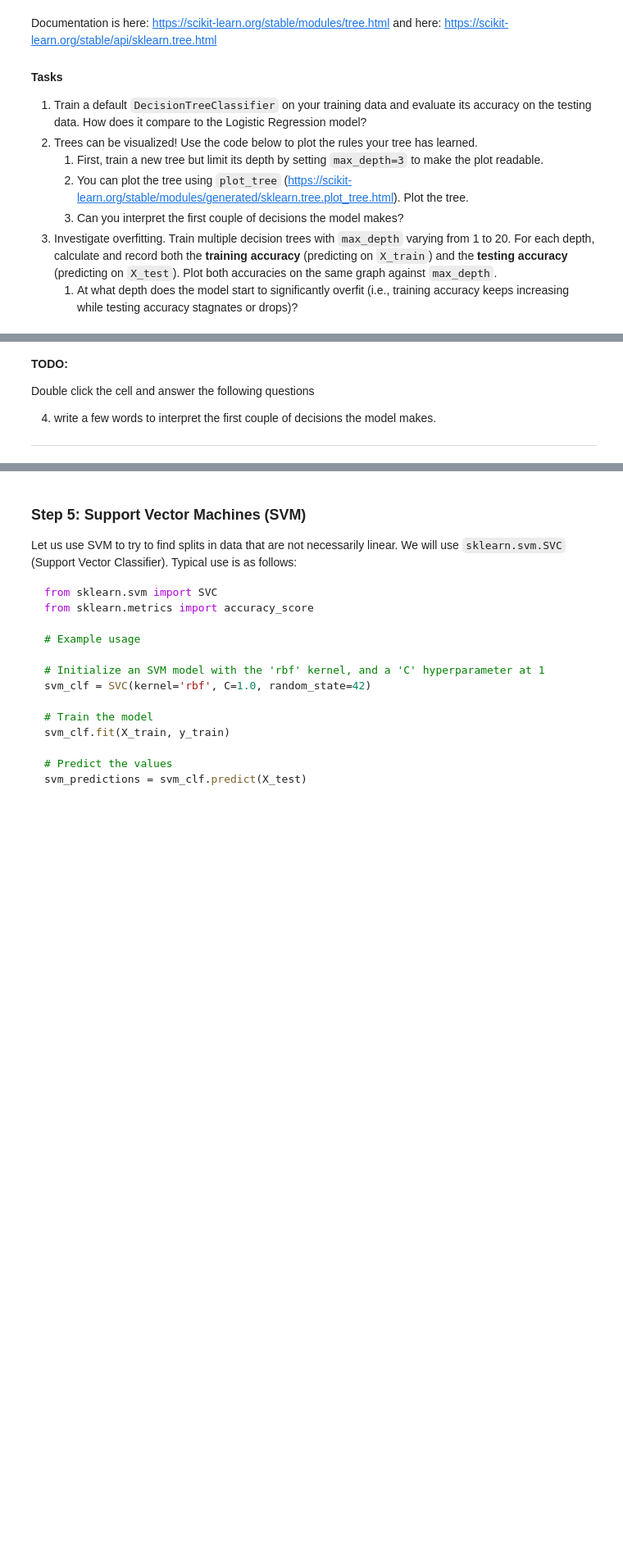
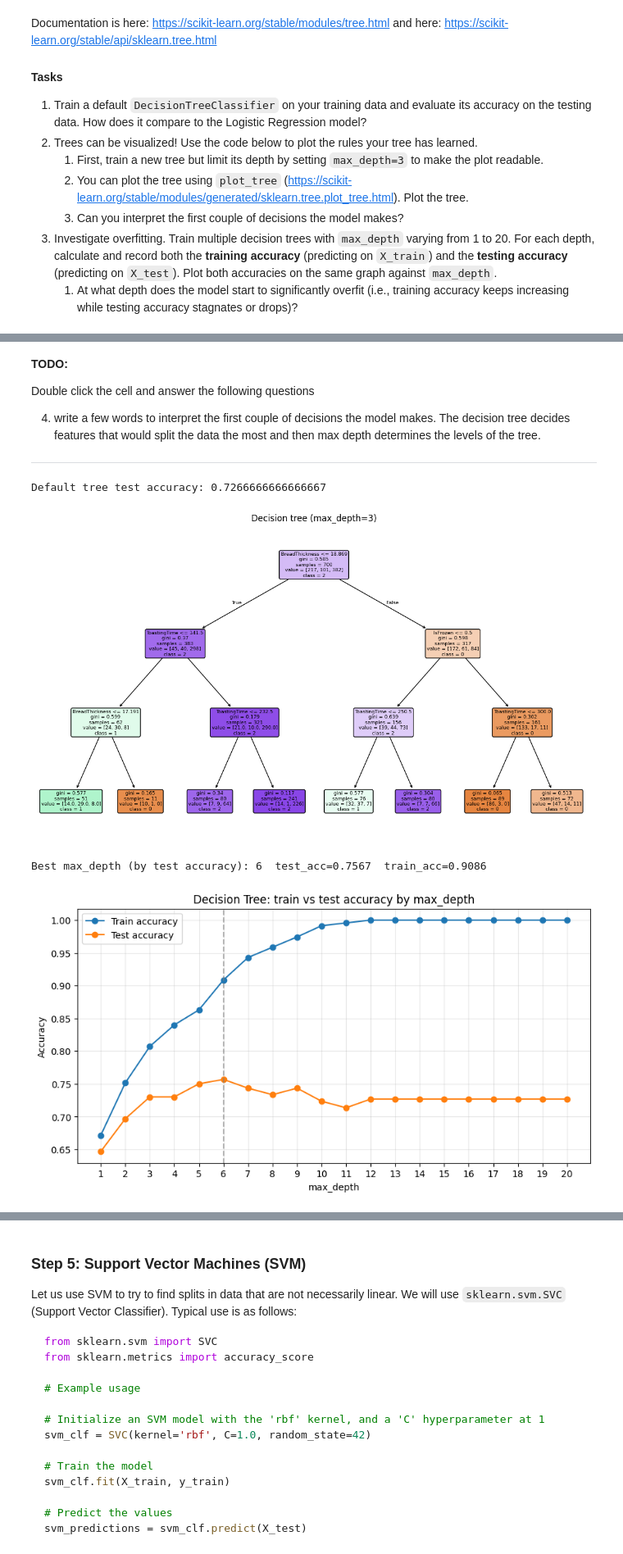
Before and after one commit to maekomtrgn/ISDN3000C_Lab07, a Jupyter notebook: ISDN3000C_Lab07.ipynb, the cells around one changed output, grey strips where cells are left out. Shown: that part at 82% size. Cells and saved outputs as stored; diff of their text form; code cells hidden in the pictures; blank space fills up the shorter version.

```diff
--- a/ISDN3000C_Lab07.ipynb
+++ b/ISDN3000C_Lab07.ipynb
@@ -402,7 +381,7 @@ Documentation is here: https://scikit-learn.org/stable/modules/tree.html and her
 
 Double click the cell and answer the following questions
 
-4. write a few words to interpret the first couple of decisions the model makes.
+4. write a few words to interpret the first couple of decisions the model makes. The decision tree decides features that would split the data the most and then max depth determines the levels of the tree.
 
 
 ----
@@ -411,3 +388,63 @@ Double click the cell and answer the following questions
+# %%
+# --- TODO: Investigate overfitting: maybe train multiple decision trees, and explore the overfitting issues. ---
+# ...existing code...
+from sklearn.tree import DecisionTreeClassifier, plot_tree
+from sklearn.metrics import accuracy_score
+import matplotlib.pyplot as plt
+import numpy as np
+
+# 1) Train default tree and show test accuracy
+dt_clf = DecisionTreeClassifier(random_state=42)
+dt_clf.fit(X_train, y_train)
+predictions = dt_clf.predict(X_test)
+print("Default tree test accuracy:", accuracy_score(y_test, predictions))
+
+# 2) Visualize a small tree for readability (max_depth=3)
+dt_vis = DecisionTreeClassifier(max_depth=3, random_state=42)
+dt_vis.fit(X_train, y_train)
+plt.figure(figsize=(14, 8))
+plot_tree(dt_vis, filled=True, rounded=True,
+          feature_names=(list(X_train.columns) if hasattr(X_train, "columns") else None),
+          class_names=[str(c) for c in np.unique(y_train)])
+plt.title("Decision tree (max_depth=3)")
+plt.show()
+
+# 3) Search best max_depth using a for-loop (1..20)
+depths = list(range(1, 21))
+train_accs = []
+test_accs = []
+
+for d in depths:
+    clf = DecisionTreeClassifier(max_depth=d, random_state=42)
+    clf.fit(X_train, y_train)
+    train_accs.append(accuracy_score(y_train, clf.predict(X_train)))
+    test_accs.append(accuracy_score(y_test, clf.predict(X_test)))
+
+# Find best depth by max test accuracy
+best_idx = int(np.argmax(test_accs))
+best_depth = depths[best_idx]
+best_test_acc = test_accs[best_idx]
+best_train_acc = train_accs[best_idx]
+
+print(f"Best max_depth (by test accuracy): {best_depth}  test_acc={best_test_acc:.4f}  train_acc={best_train_acc:.4f}")
+
+# 4) Plot train vs test accuracy vs max_depth
+plt.figure(figsize=(10, 5))
+plt.plot(depths, train_accs, marker='o', label='Train accuracy')
+plt.plot(depths, test_accs, marker='o', label='Test accuracy')
+plt.axvline(best_depth, color='gray', linestyle='--', alpha=0.6)
+plt.xlabel('max_depth')
+plt.ylabel('Accuracy')
+plt.title('Decision Tree: train vs test accuracy by max_depth')
+plt.xticks(depths)
+plt.legend()
+plt.grid(alpha=0.3)
+plt.show()
+# %% [output]
+Default tree test accuracy: 0.7266666666666667
+[figure, added]
+Best max_depth (by test accuracy): 6  test_acc=0.7567  train_acc=0.9086
+[figure, added]
 # %% [markdown]
 **TODO:**
 
```
Also changed, not shown: parts of 5 cells of this notebook.
